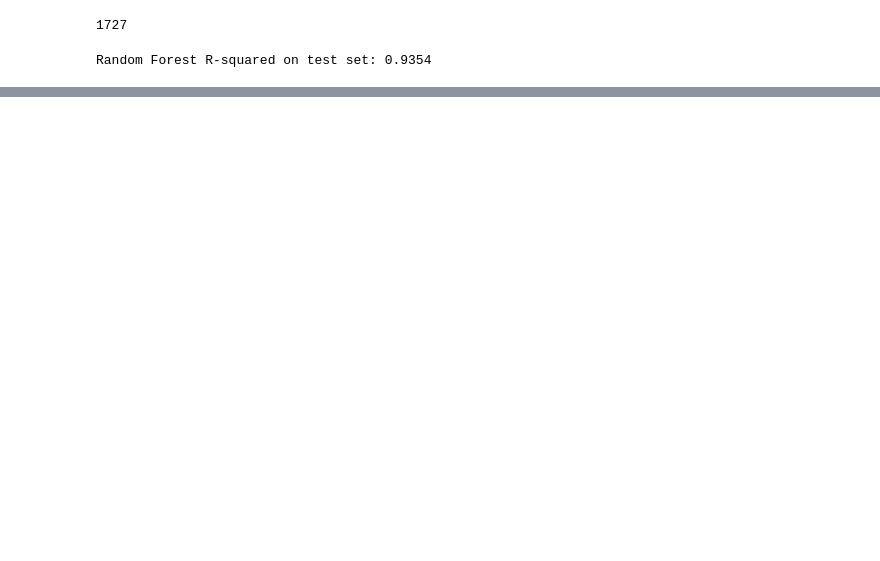
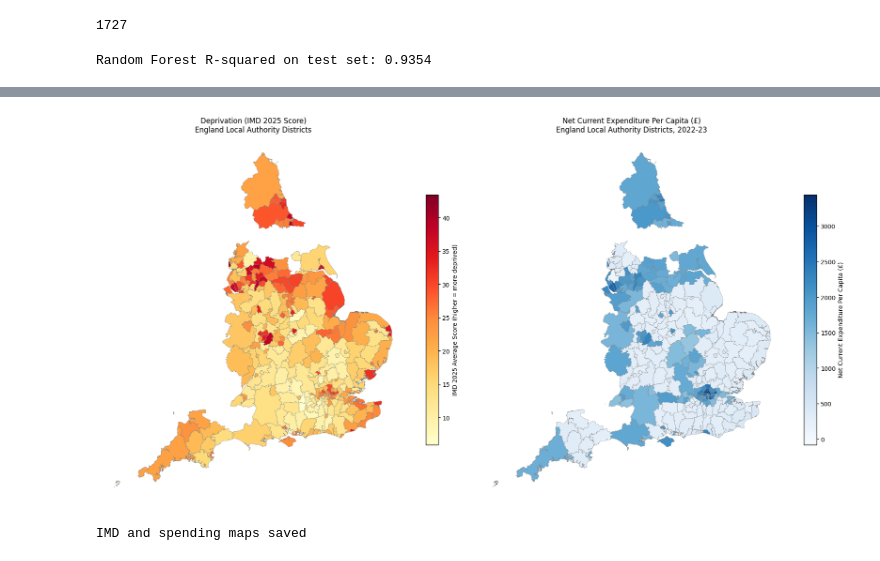
Before and after one commit to kleaa-hash/deprivation-spending-analysis, a Jupyter notebook: 02_analysis.ipynb, the cells around one changed output, grey strips where cells are left out. Drawn from its saved outputs; the diff is of its cells as text; code cells hidden in the pictures; blank space fills up the shorter version.

Commit message:
Add choropleth maps: average residuals, IMD deprivation, spending per capita

```diff
--- a/02_analysis.ipynb
+++ b/02_analysis.ipynb
@@ -568,0 +659,9 @@ Random Forest R-squared on test set: 0.9354
+# %%
+import geopandas as gpd
+
+boundaries = gpd.read_file('/content/Local_Authority_Districts_December_2024_Boundaries_UK_BGC_7423724764112241180.geojson')
+
+print(f"Boundaries loaded: {len(boundaries)} features")
+print(f"Columns: {list(boundaries.columns)}")
+print(f"\nGeometry type check:")
+print(boundaries.geometry.head())
@@ -568,0 +776,45 @@ Random Forest R-squared on test set: 0.9354
+# %%
+# ============================================================
+# CONTEXTUAL MAPS — IMD Score and Spending Per Capita
+# ============================================================
+# These provide geographic context for the residuals map
+# IMD map: where is deprivation concentrated
+# Spending map: where is spending concentrated
+# Using 2022-23 for consistency with residuals map
+# ============================================================
+
+fig, axes = plt.subplots(1, 2, figsize=(18, 10))
+
+# IMD Score map
+gdf_map.plot(
+    column='imd_score',
+    cmap='YlOrRd',
+    linewidth=0.3,
+    edgecolor='grey',
+    legend=True,
+    legend_kwds={'label': 'IMD 2025 Average Score (higher = more deprived)', 'shrink': 0.6},
+    ax=axes[0]
+)
+axes[0].set_title('Deprivation (IMD 2025 Score)\nEngland Local Authority Districts', fontsize=12)
+axes[0].axis('off')
+
+# Spending per capita map
+gdf_map.plot(
+    column='net_current_expenditure_per_capita',
+    cmap='Blues',
+    linewidth=0.3,
+    edgecolor='grey',
+    legend=True,
+    legend_kwds={'label': 'Net Current Expenditure Per Capita (£)', 'shrink': 0.6},
+    ax=axes[1]
+)
+axes[1].set_title('Net Current Expenditure Per Capita (£)\nEngland Local Authority Districts, 2022-23', fontsize=12)
+axes[1].axis('off')
+
+plt.tight_layout()
+plt.savefig('map_imd_spending.png', dpi=150, bbox_inches='tight')
+plt.show()
+print("IMD and spending maps saved")
+# %% [output]
+[figure, added]
+IMD and spending maps saved
```
Also changed, not shown: parts of 19 cells of this notebook.
